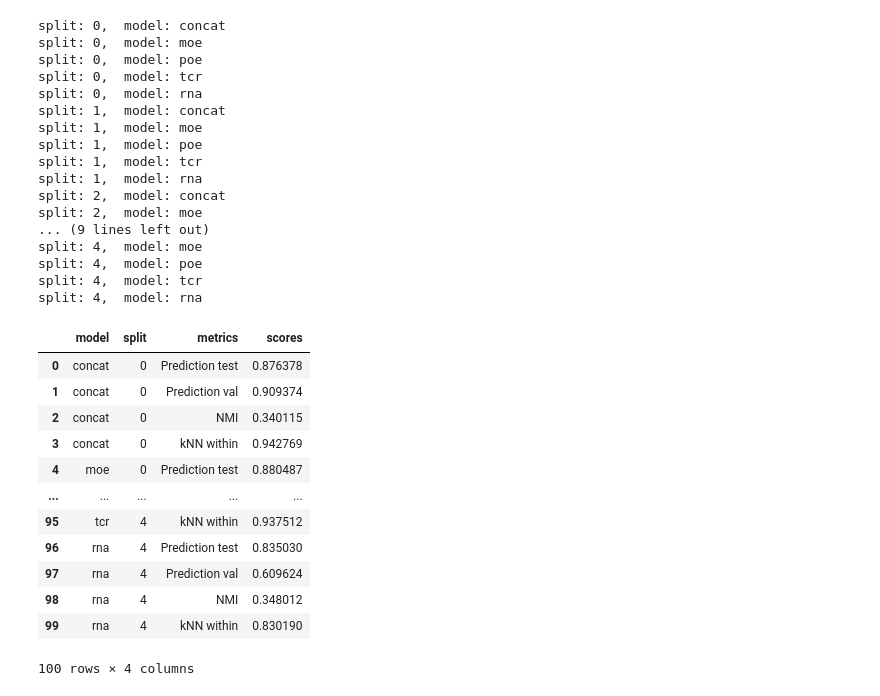
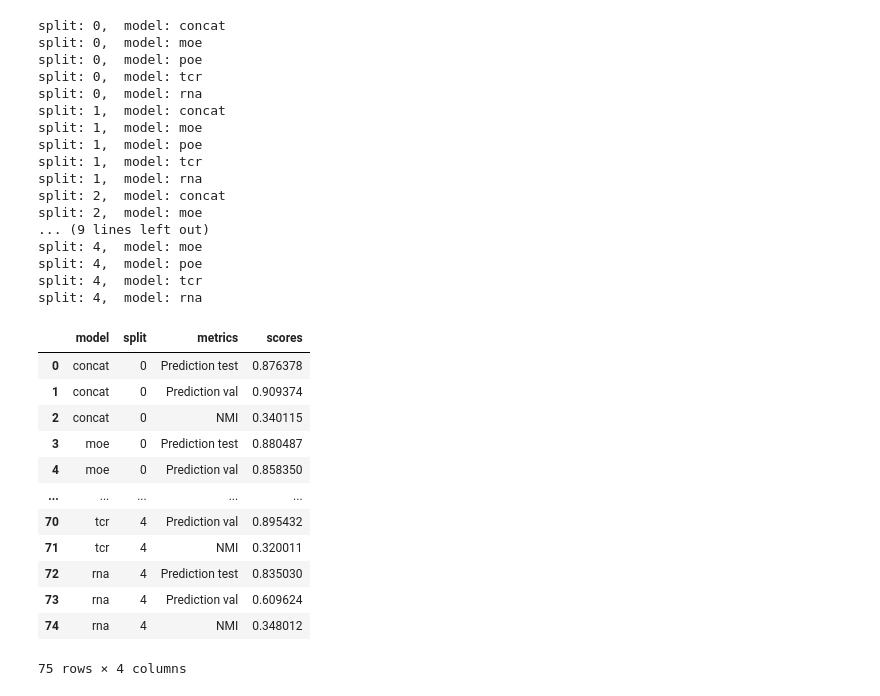
Before and after one commit to SchubertLab/mvTCR_reproducibility, a Jupyter notebook: evaluation/Evaluation_Fig_1.ipynb, the cells around one changed output. Saved outputs shown, nothing was run; the diff lists cells and outputs as text; code cells hidden in the pictures.

```diff
--- a/evaluation/Evaluation_Fig_1.ipynb
+++ b/evaluation/Evaluation_Fig_1.ipynb
@@ -108,15 +93,6 @@ for split in range(0, 5):
         metrics.append('NMI')
         scores.append(best_nmi)
 
-        test_embedding_func = get_model_prediction_function(model, do_adata=True, metadata=['binding_name'])
-        knn_within = run_knn_within_set_evaluation(data, test_embedding_func,
-                                                   'binding_name', subset=['train', 'val'])
-        knn_within = knn_within['weighted_f1_binding_name']
-        model_names.append(model_name)
-        splits.append(split)
-        metrics.append('kNN within')
-        scores.append(knn_within)
-
 results_10x_1 = {
     'model': model_names,
     'split': splits,
@@ -193,56 +173,46 @@ for split in range(0, 5):
         metrics.append('NMI')
         scores.append(best_nmi)
 
-        test_embedding_func = get_model_prediction_function(model, do_adata=True, metadata=['binding_name'])
-        knn_within = run_knn_within_set_evaluation(data, test_embedding_func,
-                                                   'binding_name', subset=['train', 'val'])
-        knn_within = knn_within['weighted_f1_binding_name']
-        model_names.append(model_name)
-        splits.append(split)
-        metrics.append('kNN within')
-        scores.append(knn_within)
-
-
 results_10x_2 = {
     'model': model_names,
     'split': splits,
     'metrics': metrics,
     'scores': scores,
 }
 results_10x_2 = pd.DataFrame(results_10x_2)
 results_10x_2.to_csv('../results/performance_10x_donor_2.csv')
 results_10x_2
 # %% [output]
 split: 0,  model: concat
 split: 0,  model: moe
 split: 0,  model: poe
 split: 0,  model: tcr
 split: 0,  model: rna
 split: 1,  model: concat
 split: 1,  model: moe
 split: 1,  model: poe
 split: 1,  model: tcr
 split: 1,  model: rna
 split: 2,  model: concat
 split: 2,  model: moe
 ... (9 lines left out)
 split: 4,  model: moe
 split: 4,  model: poe
 split: 4,  model: tcr
 split: 4,  model: rna
 |  | model | split | metrics | scores |
 | 0 | concat | 0 | Prediction test | 0.876378 |
 | 1 | concat | 0 | Prediction val | 0.909374 |
 | 2 | concat | 0 | NMI | 0.340115 |
-| 3 | concat | 0 | kNN within | 0.942769 |
-| 4 | moe | 0 | Prediction test | 0.880487 |
+| 3 | moe | 0 | Prediction test | 0.880487 |
+| 4 | moe | 0 | Prediction val | 0.858350 |
 | ... | ... | ... | ... | ... |
-| 95 | tcr | 4 | kNN within | 0.937512 |
-| 96 | rna | 4 | Prediction test | 0.835030 |
-| 97 | rna | 4 | Prediction val | 0.609624 |
-| 98 | rna | 4 | NMI | 0.348012 |
-| 99 | rna | 4 | kNN within | 0.830190 |
+| 70 | tcr | 4 | Prediction val | 0.895432 |
+| 71 | tcr | 4 | NMI | 0.320011 |
+| 72 | rna | 4 | Prediction test | 0.835030 |
+| 73 | rna | 4 | Prediction val | 0.609624 |
+| 74 | rna | 4 | NMI | 0.348012 |
-100 rows × 4 columns
+75 rows × 4 columns
 # %%
 metadata = ['T_cells', 'clonotype', 'responsive']
 
```
Also changed, not shown: parts of 5 cells of this notebook, 4 other files.
